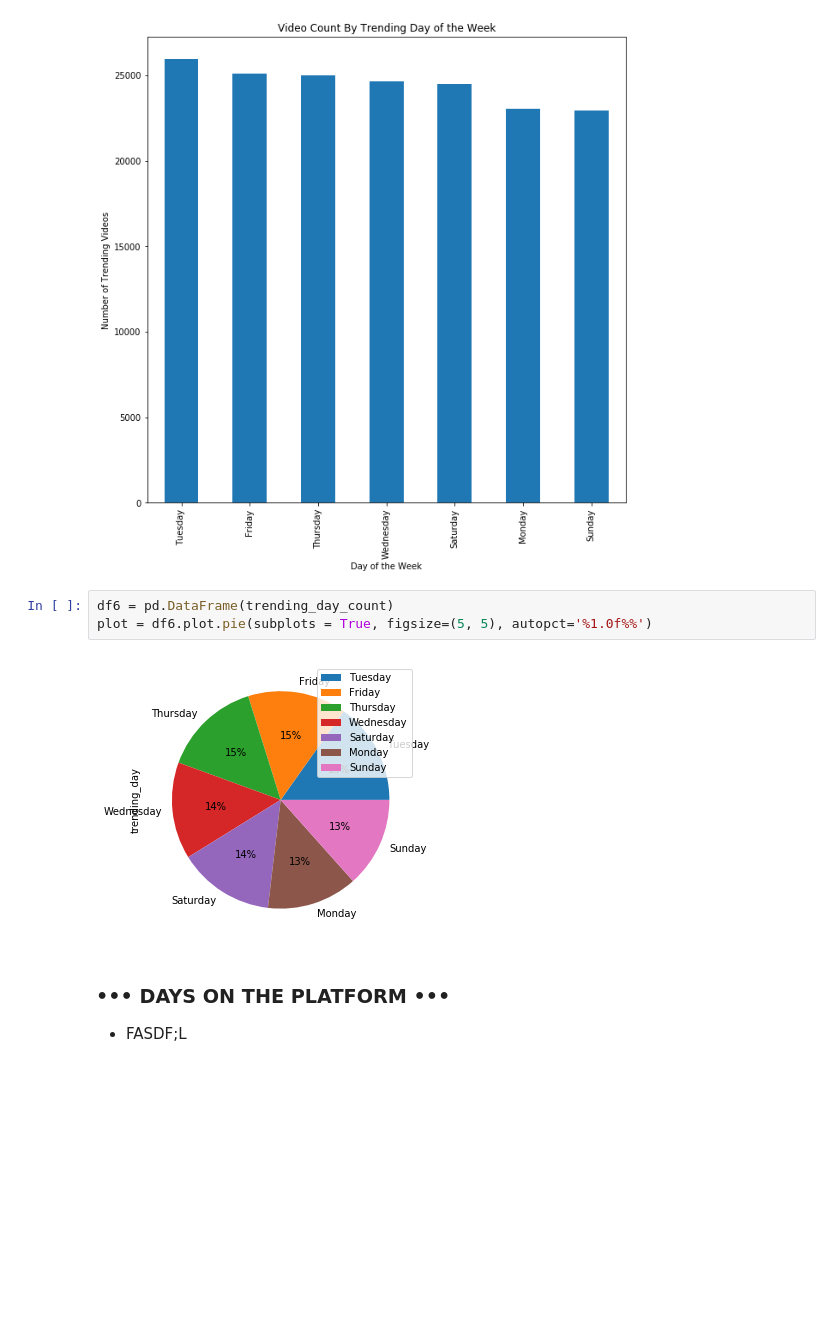
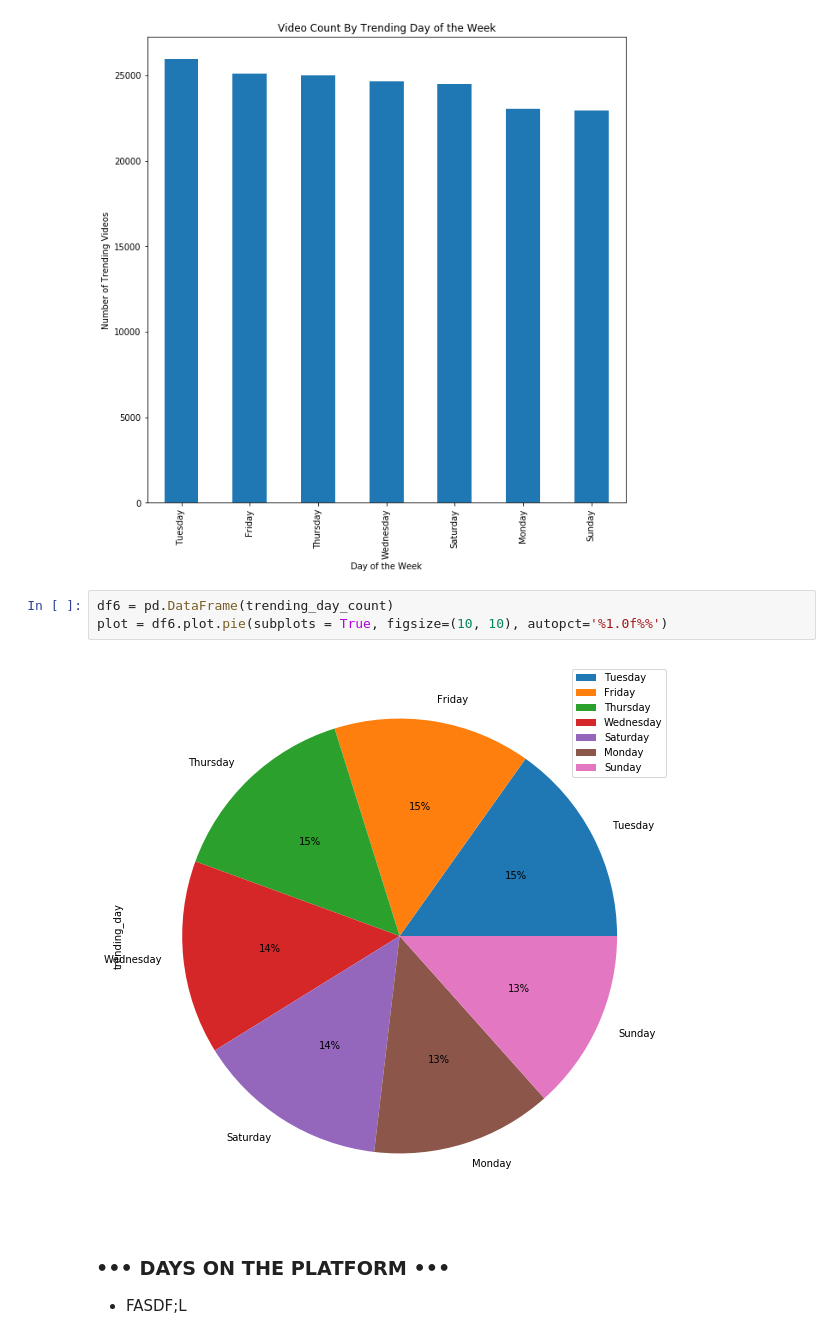
Before and after one commit to rachelleperez/Youtube-Trending, a Jupyter notebook: YoutubeTrendingVideos.ipynb, the cells around one changed output. Cells and saved outputs as stored; diff of their text form; blank space fills up the shorter version.

```diff
--- a/YoutubeTrendingVideos.ipynb
+++ b/YoutubeTrendingVideos.ipynb
@@ -640,9 +640,9 @@ Text(0, 0.5, 'Number of Trending Videos')
 [figure]
 # %%
 df6 = pd.DataFrame(trending_day_count)
-plot = df6.plot.pie(subplots = True, figsize=(5, 5), autopct='%1.0f%%')
+plot = df6.plot.pie(subplots = True, figsize=(10, 10), autopct='%1.0f%%')
 # %% [output]
-[figure, old version]
+[figure, new version]
 # %% [markdown]
 ### ••• DAYS ON THE PLATFORM •••
 
```
Also changed, not shown: parts of 20 cells of this notebook.
